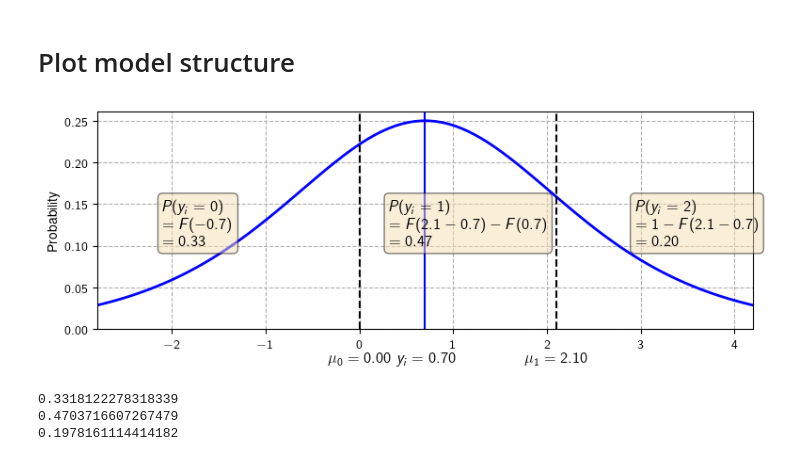
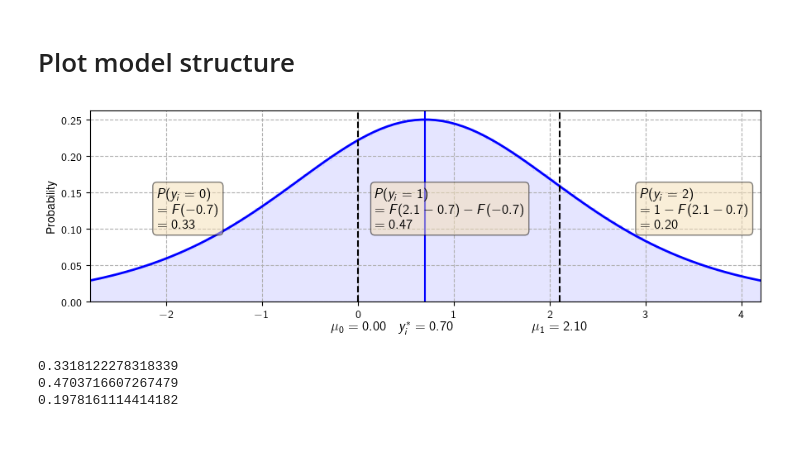
Before and after one commit to arthur-thuy/qde-ordinality, a Jupyter notebook: src/plot_orderedlogitnn.ipynb, the cells around one changed output. Saved outputs shown, nothing was run; the diff lists cells and outputs as text; code cells hidden in the pictures.

Commit message:
fill figure with blue

```diff
--- a/src/plot_orderedlogitnn.ipynb
+++ b/src/plot_orderedlogitnn.ipynb
@@ -30,8 +28,11 @@ def plot_ordered_logit(savename: Optional[str] = None):
     linspace = np.linspace(UTILITY - LINSPACE_EDGE, UTILITY + LINSPACE_EDGE, 100)
     logistic_pdf = scipy.stats.logistic(UTILITY, 1).pdf(linspace)
     ax.plot(linspace, logistic_pdf, linewidth=2, color="blue")
+    ax.fill_between(
+        linspace, logistic_pdf, np.zeros(len(linspace)), color="blue", alpha=0.1, step="mid"
+    )
     ax.axvline(UTILITY, color="blue", linestyle="-")
-    ax.text(UTILITY, -0.04, f"$y_i = {UTILITY:.2f}$", ha="center", fontsize=12)
+    ax.text(UTILITY, -0.04, f"$y_i^* = {UTILITY:.2f}$", ha="center", fontsize=12)
     # plot thresholds
     for i, threshold in enumerate(THRESHOLDS):
         ax.axvline(threshold, color="k", linestyle="--")
@@ -58,7 +59,7 @@ def plot_ordered_logit(savename: Optional[str] = None):
     textstr_y1 = "\n".join(
         (
             r"$P(y_i = 1)$",
-            r"$= F(2.1-0.7) - F(0.7)$",
+            r"$= F(2.1-0.7) - F(-0.7)$",
             r"$=0.47$",
         )
     )
@@ -80,38 +81,38 @@ def plot_ordered_logit(savename: Optional[str] = None):
         bbox=props,
     )
     ax.text(
-        0.445,
+        0.425,
         0.60,
         textstr_y1,
         transform=ax.transAxes,
         fontsize=12,
         verticalalignment="top",
         bbox=props,
     )
     ax.text(
         0.82,
         0.60,
         textstr_y2,
         transform=ax.transAxes,
         fontsize=12,
         verticalalignment="top",
         bbox=props,
     )
 
     if savename is not None:
         plt.tight_layout()
         ensure_dir(os.path.dirname(savename))
         plt.savefig(savename)
     plt.show()
 
 
 activate_latex(sans_serif=True)
-savename=None
+# savename=None
 # savename = os.path.join("output", "figures", "ordered_logit_example.pdf")
-plot_ordered_logit(savename=savename)
+# plot_ordered_logit(savename=savename)
 deactivate_latex()
 # %% [output]
-[figure, old version]
+[figure, new version]
 # %%
 print(scipy.stats.logistic().cdf(-0.70))
 print(scipy.stats.logistic().cdf(2.10-0.70)-scipy.stats.logistic().cdf(-0.70))
```
Also changed, not shown: parts of 1 cell of this notebook.
